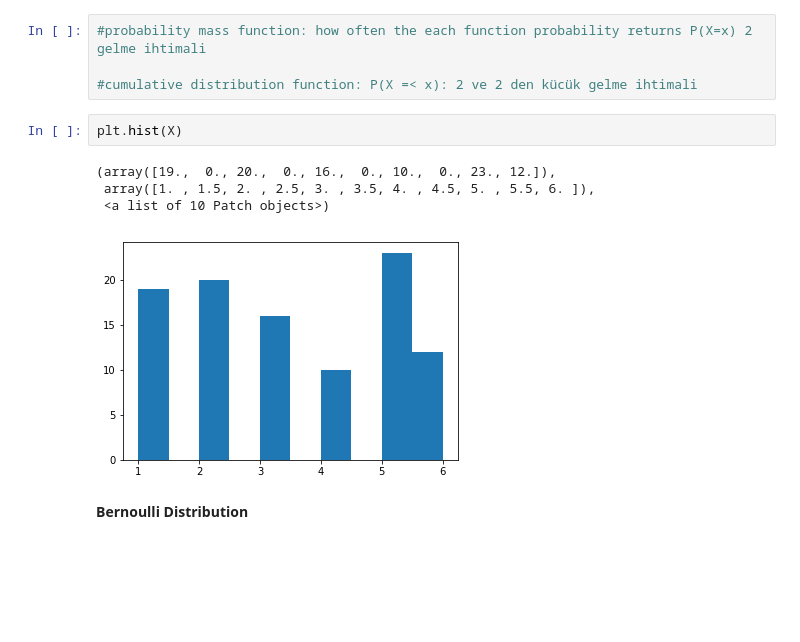
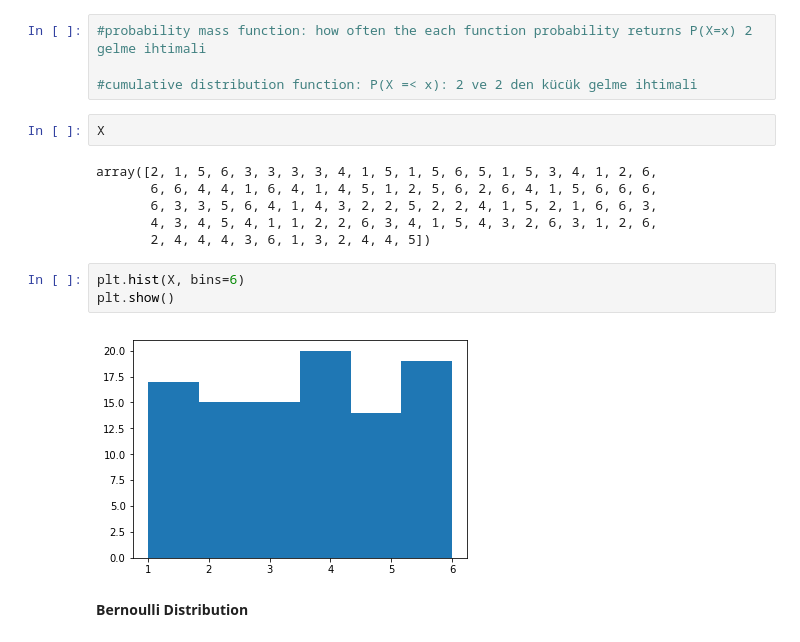
Before and after one commit to cabulut/data-pt-ber-08-20, a Jupyter notebook: Labs/module-2_labs/02_probabilities/Probability and Probability Distributions.ipynb, the cells around one changed output. Saved outputs shown, nothing was run; the diff lists cells and outputs as text; blank space fills up the shorter version.

```diff
--- a/Labs/module-2_labs/02_probabilities/Probability and Probability Distributions.ipynb
+++ b/Labs/module-2_labs/02_probabilities/Probability and Probability Distributions.ipynb
@@ -104,13 +135,19 @@ X = uni.rvs(size=100) #8 kere zar atiyor
 #probability mass function: how often the each function probability returns P(X=x) 2 gelme ihtimali
 
 #cumulative distribution function: P(X =< x): 2 ve 2 den kücük gelme ihtimali
+# %%
+X
+# %% [output]
+array([2, 1, 5, 6, 3, 3, 3, 3, 4, 1, 5, 1, 5, 6, 5, 1, 5, 3, 4, 1, 2, 6,
+       6, 6, 4, 4, 1, 6, 4, 1, 4, 5, 1, 2, 5, 6, 2, 6, 4, 1, 5, 6, 6, 6,
+       6, 3, 3, 5, 6, 4, 1, 4, 3, 2, 2, 5, 2, 2, 4, 1, 5, 2, 1, 6, 6, 3,
+       4, 3, 4, 5, 4, 1, 1, 2, 2, 6, 3, 4, 1, 5, 4, 3, 2, 6, 3, 1, 2, 6,
+       2, 4, 4, 4, 3, 6, 1, 3, 2, 4, 4, 5])
 # %%
-plt.hist(X)
+plt.hist(X, bins=6)
+plt.show()
 # %% [output]
-(array([19.,  0., 20.,  0., 16.,  0., 10.,  0., 23., 12.]),
- array([1. , 1.5, 2. , 2.5, 3. , 3.5, 4. , 4.5, 5. , 5.5, 6. ]),
- <a list of 10 Patch objects>)
-[figure, old version]
+[figure, new version]
 # %% [markdown]
 **Bernoulli Distribution**
 # %%
```
Also changed, not shown: parts of 9 cells of this notebook, 21 other files.
